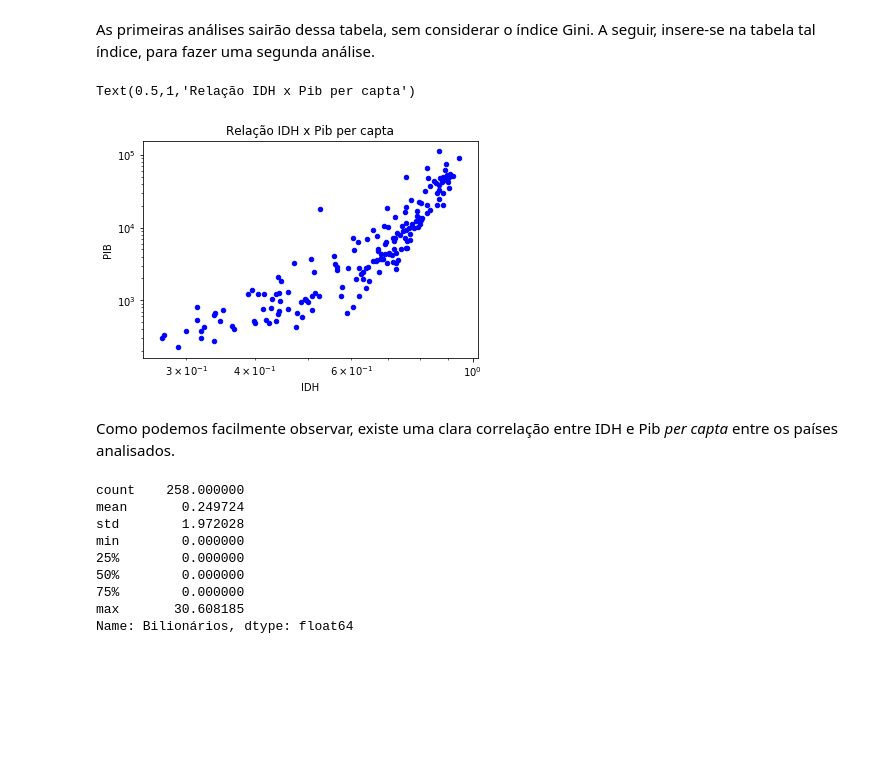
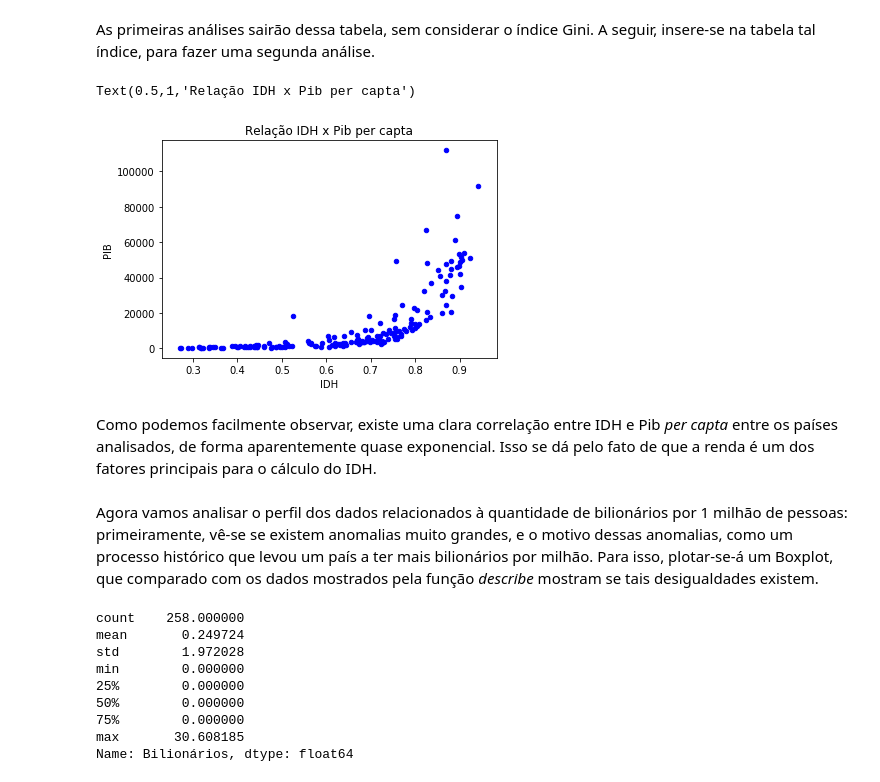
Before and after one commit to GMello99/Projeto-1, a Jupyter notebook: Projeto 1.ipynb, the cells around one changed output. Saved outputs shown, nothing was run; the diff lists cells and outputs as text; code cells hidden in the pictures; blank space fills up the shorter version.

```diff
--- a/Projeto 1.ipynb
+++ b/Projeto 1.ipynb
@@ -47,13 +47,15 @@ tabela.columns = tabela.columns = ['País', 'IDH', 'PIB', 'Bilionários', 'Pobre
 # %% [markdown]
 As primeiras análises sairão dessa tabela, sem considerar o índice Gini. A seguir, insere-se na tabela tal índice, para fazer uma segunda análise.
 # %%
-tabela.plot.scatter(x = "IDH", y = "PIB", loglog = True, color ='blue')
+tabela.plot.scatter(x = "IDH", y = "PIB", color ='blue')
 plt.title ('Relação IDH x Pib per capta')
 # %% [output]
 Text(0.5,1,'Relação IDH x Pib per capta')
-[figure, old version]
+[figure, new version]
 # %% [markdown]
-Como podemos facilmente observar, existe uma clara correlação entre IDH e Pib *per capta* entre os países analisados.
+Como podemos facilmente observar, existe uma clara correlação entre IDH e Pib *per capta* entre os países analisados, de forma aparentemente quase exponencial. Isso se dá pelo fato de que a renda é um dos fatores principais para o cálculo do IDH.
+# %% [markdown]
+Agora vamos analisar o perfil dos dados relacionados à quantidade de bilionários por 1 milhão de pessoas: primeiramente, vê-se se existem anomalias muito grandes, e o motivo dessas anomalias, como um processo histórico que levou um país a ter mais bilionários por milhão. Para isso, plotar-se-á um Boxplot, que comparado com os dados mostrados pela função *describe* mostram se tais desigualdades existem.
 # %%
 tabela.Bilionários.plot.box()
 tabela.Bilionários.describe()
```
Also changed, not shown: parts of 45 cells of this notebook.
